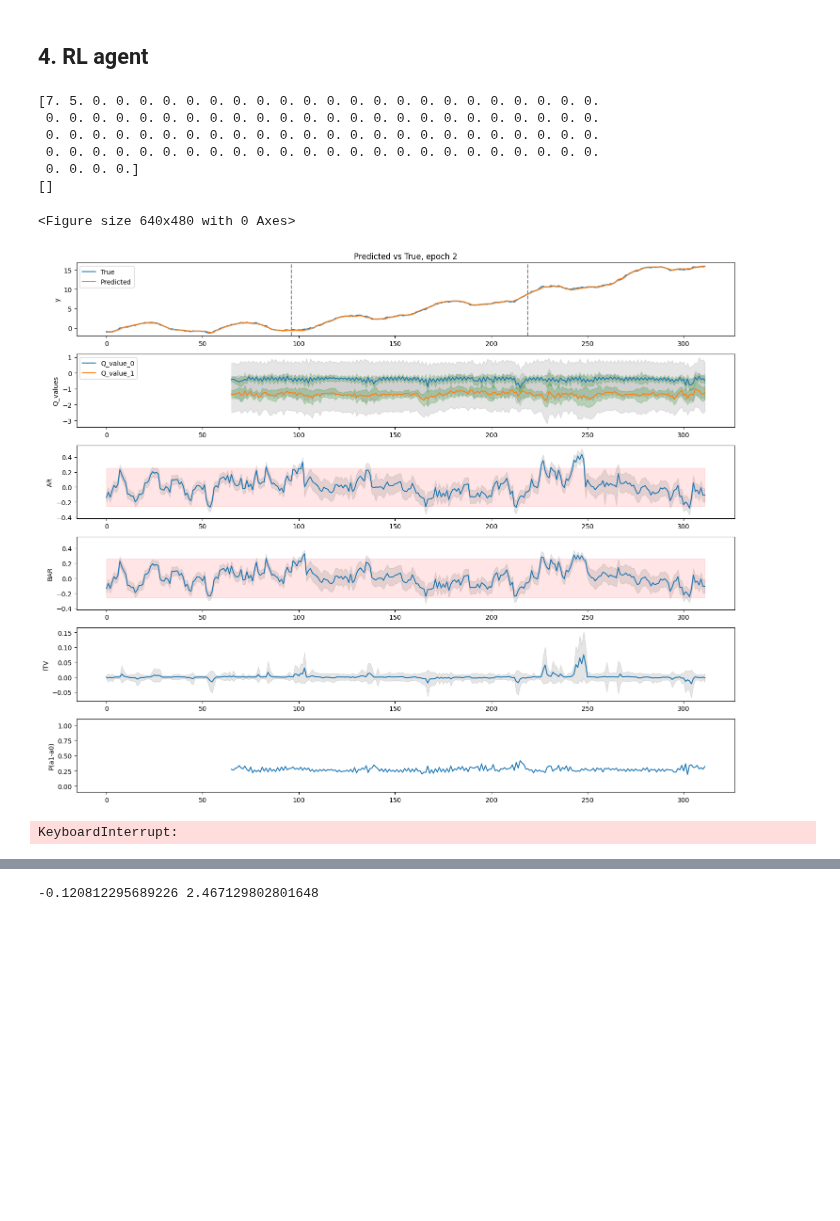
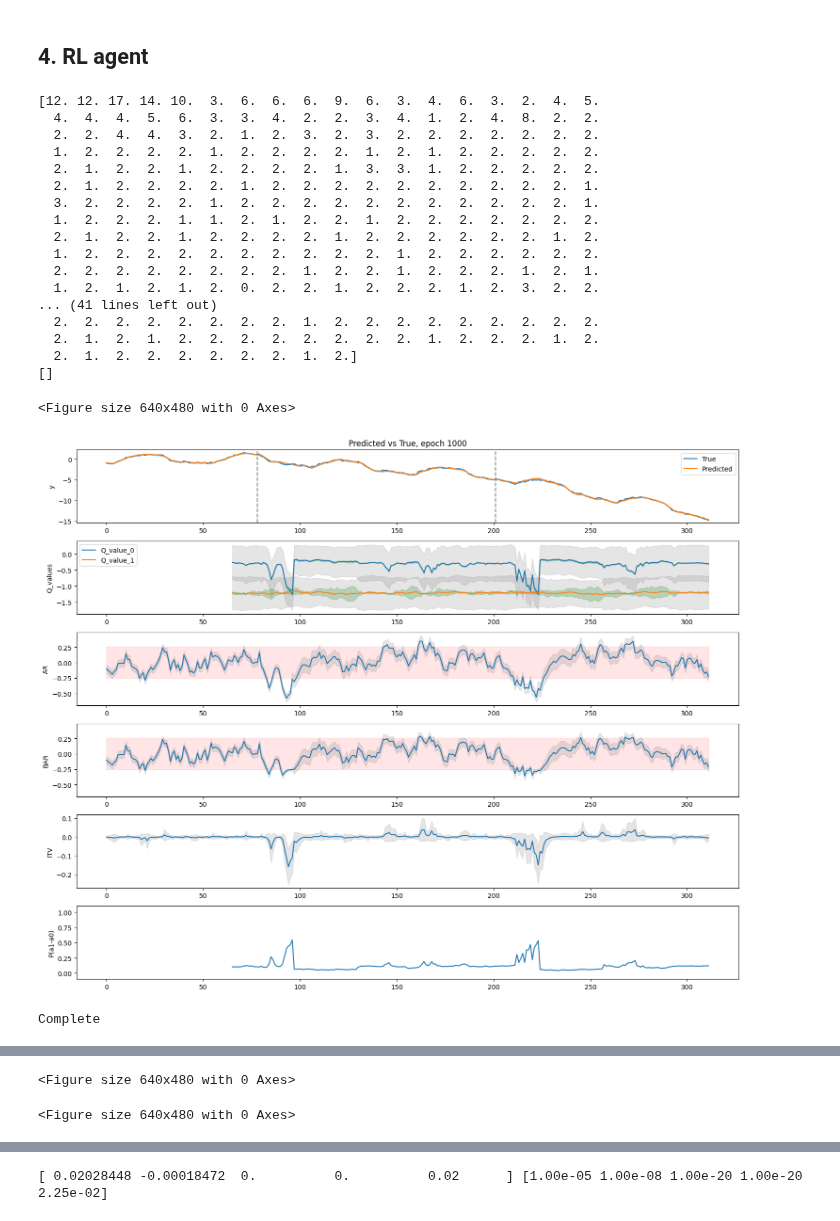
Before and after one commit to zhanwen-xin/cuTAGI, a Jupyter notebook: examples/ITV_CASC_LGA007PIAP_E010_202407.ipynb, the cells around one changed output, grey strips where cells are left out. Drawn from its saved outputs; the diff is of its cells as text; code cells hidden in the pictures; blank space fills up the shorter version.

```diff
--- a/examples/ITV_CASC_LGA007PIAP_E010_202407.ipynb
+++ b/examples/ITV_CASC_LGA007PIAP_E010_202407.ipynb
@@ -85,7 +85,7 @@ BDLM.estimate_initial_baseline(plot=True)
 # initial_z = np.array([BDLM.level_init, BDLM.speed_init, 0, 0, 0.7, 0.02])
 # initial_Sz = np.array([1E-5, 1E-8, 1e-20, 1e-20, 0.1**2, 0.15**2])
 # BDLM.train(plot=True, early_stopping=True, patience=10, initial_z = initial_z, initial_Sz = initial_Sz)
-# BDLM.save_LSTM_model(path = './saved_param/CASC_LGA007PIAP_E010_2024_07/lstm_y_V4_int.pth')
+# BDLM.save_LSTM_model(path = './saved_param/CASC_LGA007PIAP_E010_2024_07/lstm_test3.pth')
 # # Store the smoothed initial value from training + validation sets, and remove the phi_AR hidden state
 # print(BDLM.phi_AR)
 # print(BDLM.Sigma_AR)
@@ -97,7 +97,7 @@ BDLM.Sigma_AR = 0.008007963607039528
 BDLM.var_phi_AR = 0.003201778390741798
 BDLM.var_Sigma_AR = 3.1053512166112148e-06
 
-BDLM.load_LSTM_model(path = './saved_param/CASC_LGA007PIAP_E010_2024_07/lstm_y_V3_int.pth')
+BDLM.load_LSTM_model(path = './saved_param/CASC_LGA007PIAP_E010_2024_07/lstm_test1.pth')
 
 initial_z = np.array([BDLM.level_init, BDLM.speed_init, 0, 0, 0.02])
 initial_Sz = np.array([1E-5, 1E-8, 1e-20, 1e-20, 0.15**2])
@@ -127,41 +129,60 @@ n_actions = env.action_space.n
 n_observations = len(state['hidden_states'])
 agents_RL = regime_change_detection_tagiV(trained_BDLM = BDLM, val_datetime_values = val_datetime_values,
                                          n_observations = n_observations, n_actions = n_actions)
-agent_model_path = './saved_param/CASC_LGA007PIAP_E010_2024_07/lstm_y_V3_int.pth'
+agent_model_path = './saved_param/CASC_LGA007PIAP_E010_2024_07/lstm_test1.pth'
 # # # Generate synthetic time series
-# agents_RL.generate_synthetic_ts(num_syn_ts = 100, syn_ts_len = 52 * 6)
-# agents_RL.save_synthetic_ts(datetime_save_path='data/CASC_LGA007PIAP_E010_2024_07/RLDS_y_datetime_100episodes_V1.csv',
-#                             observation_save_path='data/CASC_LGA007PIAP_E010_2024_07/RLDS_y_observation_100episodes_V1.csv')
+# paths = ['./saved_param/CASC_LGA007PIAP_E010_2024_07/lstm_gen1.pth',
+#          './saved_param/CASC_LGA007PIAP_E010_2024_07/lstm_gen2.pth',
+#          './saved_param/CASC_LGA007PIAP_E010_2024_07/lstm_gen3.pth',
+#          './saved_param/CASC_LGA007PIAP_E010_2024_07/lstm_gen4.pth',
+#          './saved_param/CASC_LGA007PIAP_E010_2024_07/lstm_gen5.pth',
+#          './saved_param/CASC_LGA007PIAP_E010_2024_07/lstm_gen6.pth',
+#          './saved_param/CASC_LGA007PIAP_E010_2024_07/lstm_gen7.pth',
+#          './saved_param/CASC_LGA007PIAP_E010_2024_07/lstm_gen8.pth',
+#          './saved_param/CASC_LGA007PIAP_E010_2024_07/lstm_gen9.pth',
+#          './saved_param/CASC_LGA007PIAP_E010_2024_07/lstm_gen10.pth',]
+# # paths = ['./saved_param/CASC_LGA007PIAP_E010_2024_07/lstm_test1.pth']
+# agents_RL.generate_synthetic_ts(num_syn_ts = 1000, syn_ts_len = 52 * 6, paths_all=paths)
+# agents_RL.save_synthetic_ts(datetime_save_path='data/CASC_LGA007PIAP_E010_2024_07/RLDS_y_datetime_1000episodes_mixed.csv',
+#                             observation_save_path='data/CASC_LGA007PIAP_E010_2024_07/RLDS_y_observation_1000episodes_mixed.csv')
 # %%
-agents_RL.load_synthetic_ts(datetime_save_path='data/CASC_LGA007PIAP_E010_2024_07/RLDS_y_datetime_10000episodes_V1.csv',
-                            observation_save_path='data/CASC_LGA007PIAP_E010_2024_07/RLDS_y_observation_10000episodes_V1.csv')
+agents_RL.load_synthetic_ts(datetime_save_path='data/CASC_LGA007PIAP_E010_2024_07/RLDS_y_datetime_1000episodes_mixed.csv',
+                            observation_save_path='data/CASC_LGA007PIAP_E010_2024_07/RLDS_y_observation_1000episodes_mixed.csv')
 agents_RL.plot_synthetic_ts()
 
 # Training: TAGI
-agents_RL.train(num_episodes = 100, step_look_back = 64, abnormal_ts_percentage = 1, anomaly_range = [-0.1, 0.1],
+agents_RL.train(num_episodes = 1000, step_look_back = 64, abnormal_ts_percentage = 1, anomaly_range = [-0.1, 0.1],
                 init_z = init_z, init_Sz = init_Sz, init_mu_preds_lstm = init_mu_lstm, init_var_preds_lstm = init_var_lstm,
                 batchsize = 128, TAU = 0.005, plot_samples = True, learning_curve_ylim = [-1000, 200],
                 early_stopping = False, patience = 0, validation_episode_num = 0, early_stop_start= 300,
                 # agent_net_save_path = agent_model_path)
-                agent_net_save_path = agent_model_path, mean_R = -0.120812295689226, std_R = 2.467129802801648) # New dataset
-                # agent_net_save_path = agent_model_path, mean_R = -3.3882529439734523, std_R = 7.011082784295671) # Log-Likelihood excluding AR
-                # agent_net_save_path = agent_model_path, mean_R = -0.6745953375735533, std_R = 2.779991321423823) # Log-Likelihood
-                # agent_net_save_path = agent_model_path, mean_R = 0.0880989332434907, std_R = 0.7321812035504224) # Likelihood + AR penalty
-                # agent_net_save_path = agent_model_path, mean_R = 0.22359195074181498, std_R = 1.1609149116693418) # Conditional likelihood + AR penalty
+                agent_net_save_path = agent_model_path, mean_R = 0.5888310292786902, std_R = 0.8316711391721496) # Mixed dataset
+                # agent_net_save_path = agent_model_path, mean_R = 0.6630162671046023, std_R = 0.7068852941797303) # No mixed dataset
 
 # # Training: Backprop
 # agents_RL.train(num_episodes = 1000, step_look_back = 64, abnormal_ts_percentage = 1, anomaly_range = [-0., 0.],
 #                 init_z = init_z, init_Sz = init_Sz, init_mu_preds_lstm = init_mu_lstm, init_var_preds_lstm = init_var_lstm,
 #                 batchsize = 128, TAU = 0.005, plot_samples = True, learning_curve_ylim = [-1000, 200],
 #                 early_stopping = True, patience = 10, validation_episode_num = 20, early_stop_start= 850,
 #                 agent_net_save_path = agent_model_path, cost_of_intervention=11.608093917361542)
 # %% [output]
-[7. 5. 0. 0. 0. 0. 0. 0. 0. 0. 0. 0. 0. 0. 0. 0. 0. 0. 0. 0. 0. 0. 0. 0.
- 0. 0. 0. 0. 0. 0. 0. 0. 0. 0. 0. 0. 0. 0. 0. 0. 0. 0. 0. 0. 0. 0. 0. 0.
- 0. 0. 0. 0. 0. 0. 0. 0. 0. 0. 0. 0. 0. 0. 0. 0. 0. 0. 0. 0. 0. 0. 0. 0.
- 0. 0. 0. 0. 0. 0. 0. 0. 0. 0. 0. 0. 0. 0. 0. 0. 0. 0. 0. 0. 0. 0. 0. 0.
- 0. 0. 0. 0.]
+[12. 12. 17. 14. 10.  3.  6.  6.  6.  9.  6.  3.  4.  6.  3.  2.  4.  5.
+  4.  4.  4.  5.  6.  3.  3.  4.  2.  2.  3.  4.  1.  2.  4.  8.  2.  2.
+  2.  2.  4.  4.  3.  2.  1.  2.  3.  2.  3.  2.  2.  2.  2.  2.  2.  2.
+  1.  2.  2.  2.  2.  1.  2.  2.  2.  2.  1.  2.  1.  2.  2.  2.  2.  2.
+  2.  1.  2.  2.  1.  2.  2.  2.  2.  1.  3.  3.  1.  2.  2.  2.  2.  2.
+  2.  1.  2.  2.  2.  2.  1.  2.  2.  2.  2.  2.  2.  2.  2.  2.  2.  1.
+  3.  2.  2.  2.  2.  1.  2.  2.  2.  2.  2.  2.  2.  2.  2.  2.  2.  1.
+  1.  2.  2.  2.  1.  1.  2.  1.  2.  2.  1.  2.  2.  2.  2.  2.  2.  2.
+  2.  1.  2.  2.  1.  2.  2.  2.  2.  1.  2.  2.  2.  2.  2.  2.  1.  2.
+  1.  2.  2.  2.  2.  2.  2.  2.  2.  2.  2.  1.  2.  2.  2.  2.  2.  2.
+  2.  2.  2.  2.  2.  2.  2.  2.  1.  2.  2.  1.  2.  2.  2.  1.  2.  1.
+  1.  2.  1.  2.  1.  2.  0.  2.  2.  1.  2.  2.  2.  1.  2.  3.  2.  2.
+... (41 lines left out)
+  2.  2.  2.  2.  2.  2.  2.  2.  1.  2.  2.  2.  2.  2.  2.  2.  2.  2.
+  2.  1.  2.  1.  2.  2.  2.  2.  2.  2.  2.  2.  1.  2.  2.  2.  1.  2.
+  2.  1.  2.  2.  2.  2.  2.  2.  1.  2.]
 []
 <Figure size 640x480 with 0 Axes>
-[figure, old version]
+[figure, new version]
-KeyboardInterrupt:
+Complete
@@ -167,0 +190,2 @@ KeyboardInterrupt:
+<Figure size 640x480 with 0 Axes>
+<Figure size 640x480 with 0 Axes>
@@ -168,4 +193,5 @@ KeyboardInterrupt:
 # %%
-print(agents_RL.mean_R, agents_RL.std_R)
+# print(agents_RL.mean_R, agents_RL.std_R)
+print(initial_z, initial_Sz)
 # %% [output]
--0.120812295689226 2.467129802801648
+[ 0.02028448 -0.00018472  0.          0.          0.02      ] [1.00e-05 1.00e-08 1.00e-20 1.00e-20 2.25e-02]
```
Also changed, not shown: parts of 2 cells of this notebook, 8 other files.
